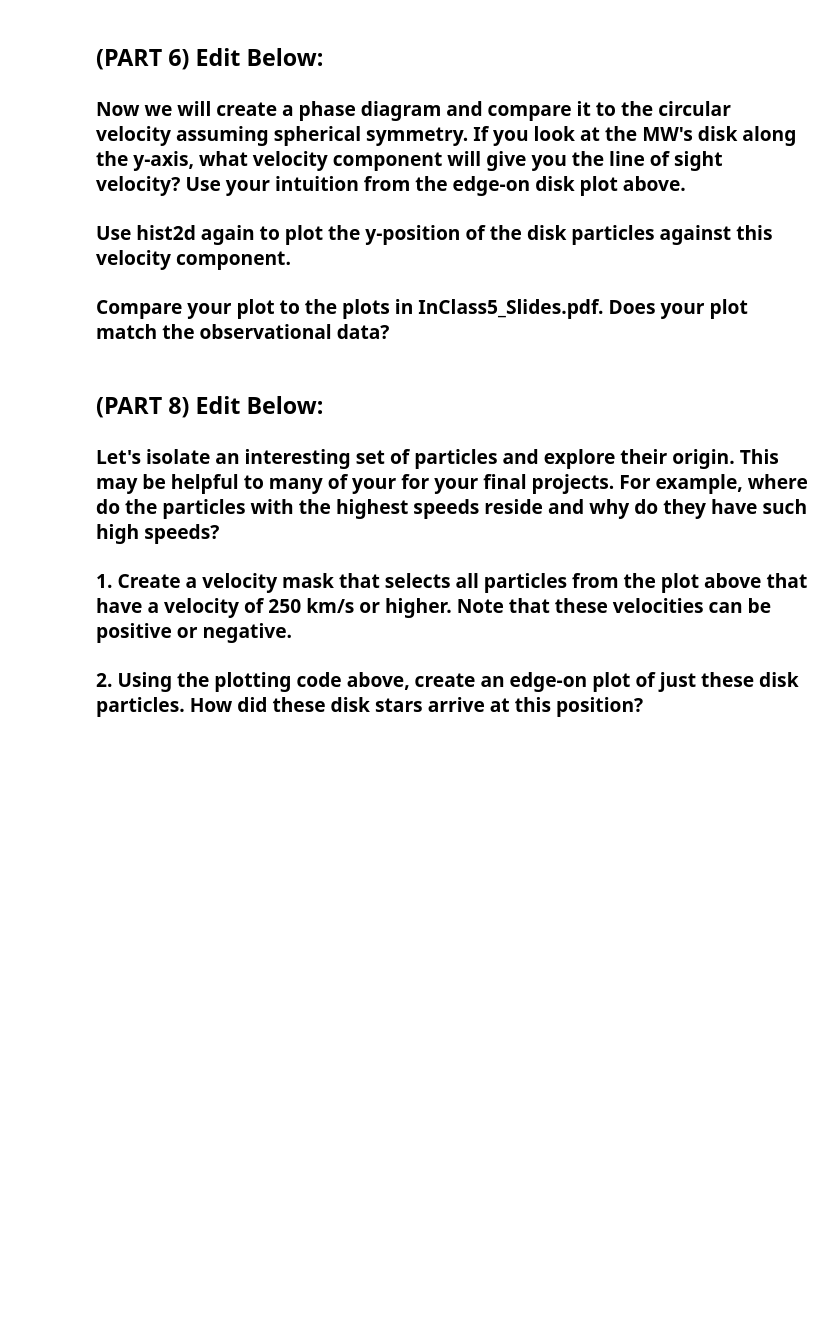
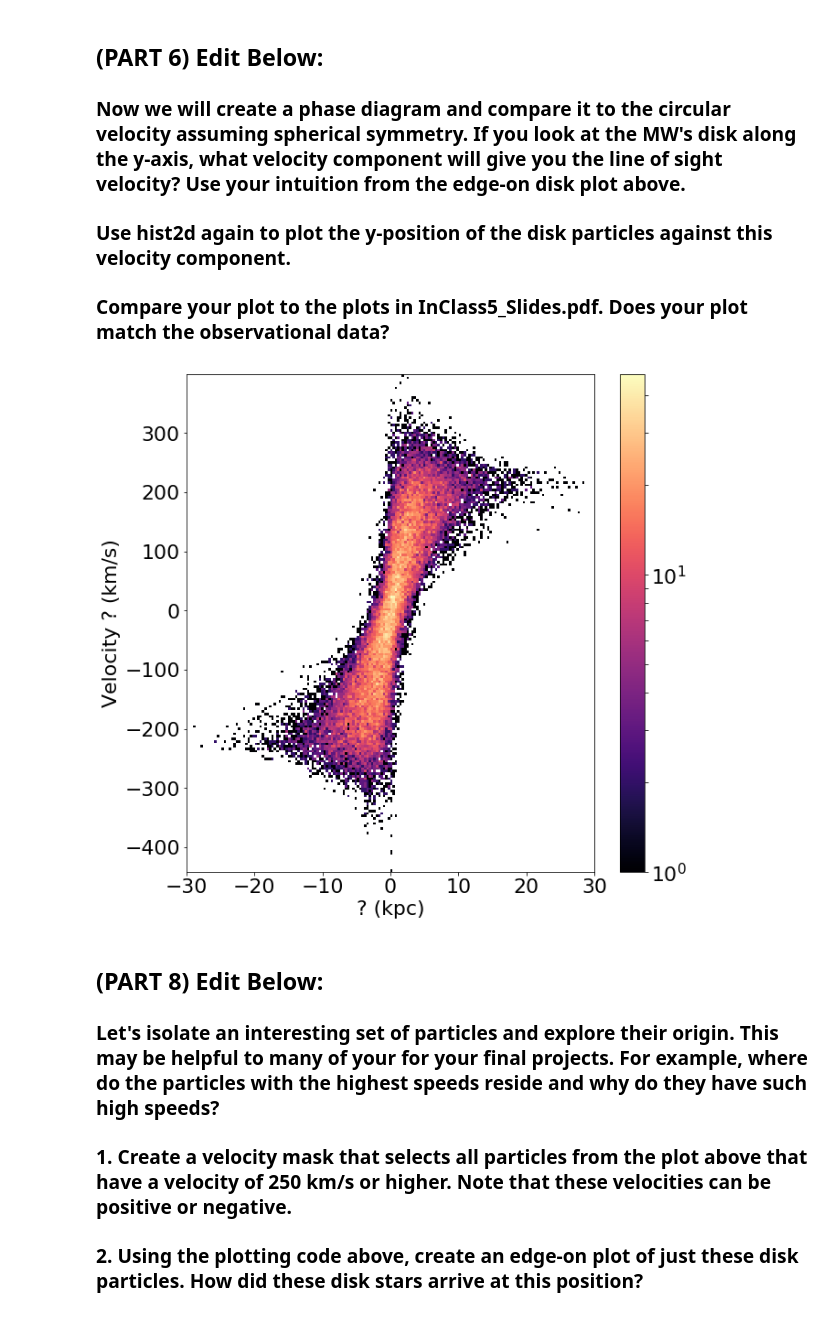
Before and after one commit to Ximena89/and_yet_it_moves, a Jupyter notebook: codigo/Plotting_Template.ipynb, the cells around one changed output. Saved outputs shown, nothing was run; the diff lists cells and outputs as text; code cells hidden in the pictures; blank space fills up the shorter version.

```diff
--- a/codigo/Plotting_Template.ipynb
+++ b/codigo/Plotting_Template.ipynb
@@ -15,24 +19,25 @@ from matplotlib.colors import LogNorm
 # %%
-
-import pygadgetreader as pyg
-import numpy as num
 
 #  Pygadget reader ("MW_sim_1M_b0_051")
 # Store positions as arrays.   returns a 3D array
 
 pos_disk= pyg.readsnap("../sims/MW_1M_db_010", "pos", "disk")
 
-def pygadgetreader(MW_1M_db_010):
+xpos_disk= pos_disk[:,0]
 
-    pos_disk= pyg.readsnap("../sims/MW_1M_db_010", "pos", "disk")
-    xpos_disk= pos_disk[:,0]
-    x=np.array(xpos_disk)
-    ypos_disk= pos_disk[:,1]
-    y=np.array(ypos_disk)
-    zpos_disk= pos_disk[:,2]
-    z=np.array(ypos_disk)
-    return x,y,z
+ypos_disk= pos_disk[:,1]
 
-x,y,z = pygadgetreader("MW_1M_db_010")
+zpos_disk= pos_disk[:,2]
+
+
+#Store velocites
+
+vel_disk = pyg.readsnap("../sims/MW_1M_db_010",'vel','disk')
+
+xvel_disk= vel_disk[:,0]
+
+yvel_disk= vel_disk[:,1]
+
+zvel_disk= vel_disk[:,2]
 # %% [output]
 Returning DISK  Positions
@@ -161,31 +144,36 @@ You'll see the disk is fairly thin with a scale height < 1 kpc. Notice the X-sha
 # %%
 # MW Disk Velocity Field edge on.
 
 fig = plt.figure(figsize=(10,10))
 ax = plt.subplot(111)
 
 # looking at MW edge on along y axis, what is line of sight velocity component?
 
 #### PLACE FUNCTION HERE ###
+
+plt.hist2d(xpos_disk, yvel_disk, bins=200, norm=LogNorm(), cmap='magma')
 plt.colorbar()
+
 
 
 # Add axis labels
 plt.xlabel('? (kpc)', fontsize=22)
 plt.ylabel('Velocity ? (km/s)', fontsize=22)
 
 #set axis limits
 #plt.ylim(0,200)
 plt.xlim(-30,30)
 
 #adjust tick label font size
 label_size = 22
 matplotlib.rcParams['xtick.labelsize'] = label_size
 matplotlib.rcParams['ytick.labelsize'] = label_size
 
 
 # Save to a file
 ax.set_rasterized(True)
+# %% [output]
+[figure, added]
 # %% [markdown]
 ## (PART 8) Edit Below:
 
```
Also changed, not shown: parts of 5 cells of this notebook.
